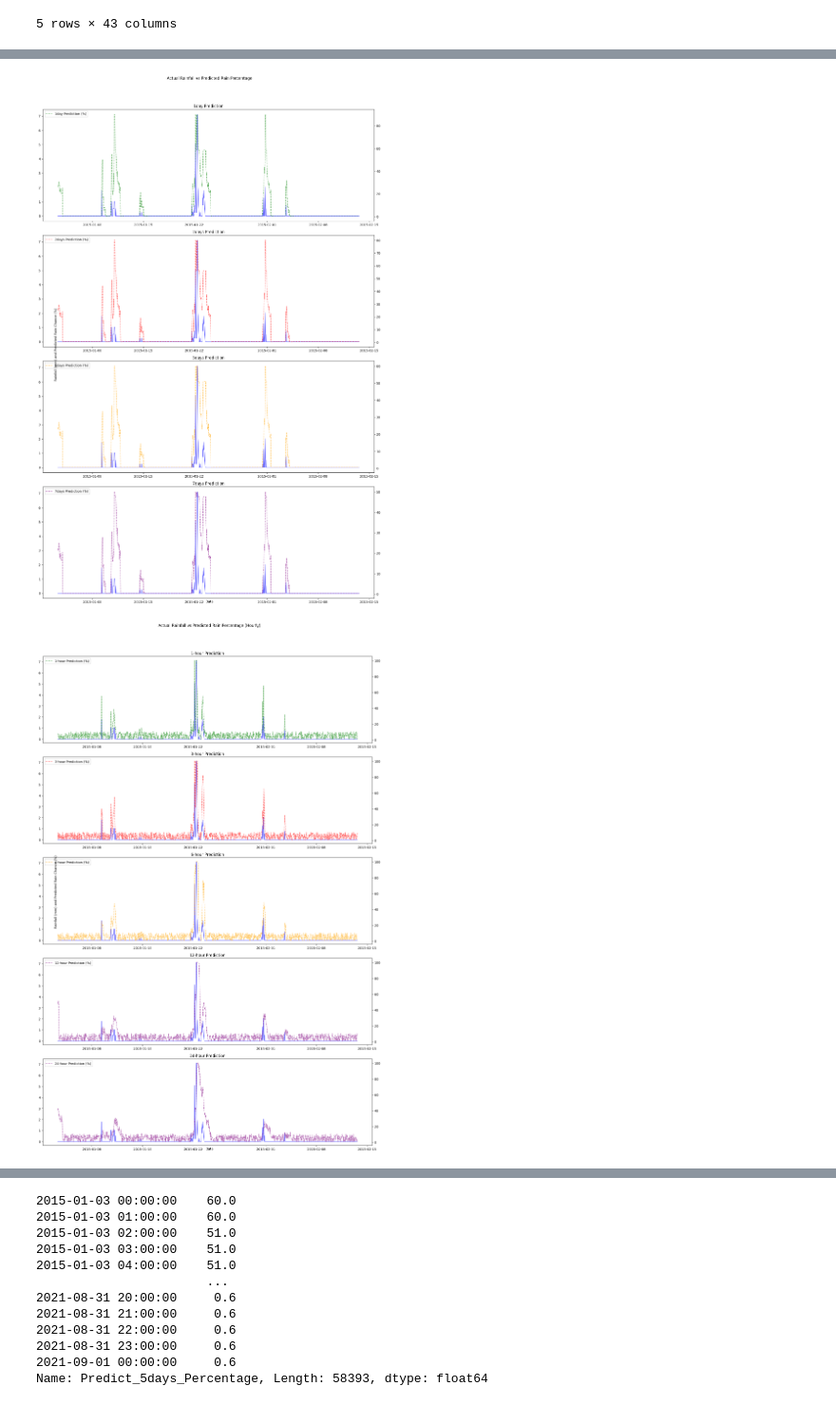
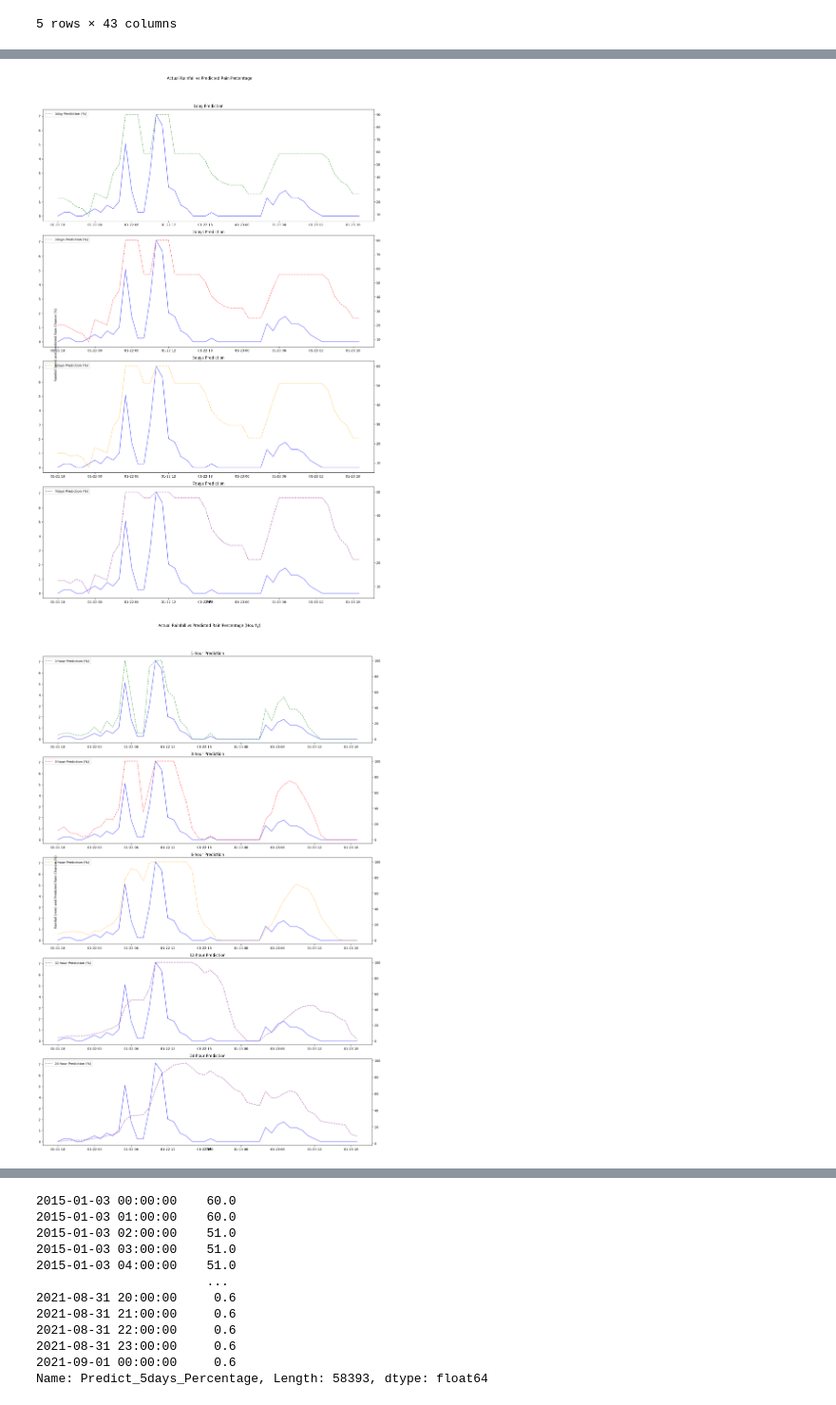
Before and after one commit to kiat/tx-soil-moisture, a Jupyter notebook: Precipitation-Percentage-Forecasting/precipitation_chance_calculator.ipynb, the cells around one changed output, grey strips where cells are left out. Shown at 95% size. Cells and saved outputs as stored; diff of their text form; code cells hidden in the pictures.

```diff
--- a/Precipitation-Percentage-Forecasting/precipitation_chance_calculator.ipynb
+++ b/Precipitation-Percentage-Forecasting/precipitation_chance_calculator.ipynb
@@ -274,7 +274,8 @@ def calculate_rain_chance(ppt):
         return 100  # 100% chance for extreme rain conditions
 # %%
 def calculate_rain_chance_withsum(sum_1h, sum_3h, sum_6h, sum_12h, sum_24h, timestamp):
-    rain_chance = randint(0, 10)# Initialize the rain chance percentage
+    rain_chance = 0
+    #randint(0, 10)# Initialize the rain chance percentage
     month = timestamp.month
     is_spring = month in [3, 4, 5]  # March to May
     is_summer = month in [6, 7, 8]  # June to August
@@ -375,7 +376,7 @@ def calculate_rain_chance_extended(sum_1h, sum_3h, sum_6h, sum_12h, sum_24h, day
             rain_chance += rain_chance - prev_24h_rain_chance
 
     # Ensure the chance does not fall below 1% or exceed 100%
-    rain_chance = max(1, min(100, rain_chance))
+    rain_chance = max(0, min(100, rain_chance))
 
     return rain_chance
 # %%
@@ -452,16 +453,14 @@ data.head()
 5 rows × 43 columns
 # %%
 def calculate_rain_chance_withsum_hourly(sum_1h, sum_3h, sum_6h, sum_12h, sum_24h, timestamp, target_column):
-    rain_chance = randint(0, 10)  # Initialize with slight randomness for variability
+    #rain_chance = randint(0, 10)  # Initialize with slight randomness for variability
+    rain_chance = 0
     month = timestamp.month
     is_spring = month in [3, 4, 5]  # March to May
     is_summer = month in [6, 7, 8]  # June to August
 
     # Seasonal adjustment
-    if is_spring:
-        rain_chance += 20
-    elif is_summer:
-        rain_chance -= 10
+
 
     # Conditional rules based on prediction horizon
     if target_column == 'Predicted_Rain_Next_Hour_1h':
@@ -496,8 +495,20 @@ def calculate_rain_chance_withsum_hourly(sum_1h, sum_3h, sum_6h, sum_12h, sum_24
         if sum_24h > sum_12h:
             rain_chance += (sum_24h - sum_12h) * 2  # Small influence from rain over the past day
 
+    if sum_12h > sum_6h and sum_1h == 0:
+        rain_chance -= 5  # Decrease if recent dry period but rain 10 hours ago
+    if sum_24h > sum_12h and sum_1h == 0 and sum_6h <= sum_3h:
+        rain_chance -= 10  # Additional decrease for dry recent hours but rain 24 hours ago
+    if sum_12h == 0:
+      rain_chance -= 10
+    elif sum_24h == 0:
+      rain_chance -= 15
     # Ensure chance stays between 1% and 100%
-    rain_chance = max(1, min(100, rain_chance))
+    if is_spring:
+        rain_chance += 15
+    elif is_summer:
+        rain_chance -= 50
+    rain_chance = max(0, min(100, rain_chance))
 
     return rain_chance
 # %%
@@ -640,7 +651,7 @@ plt.show()
 # %%
 
 
-data_chunk = data.iloc[7:1000]
+data_chunk = data.iloc[450:500]
 fig, axs = plt.subplots(4, 1, figsize=(15, 24))
 
 # Setting common labels and title
@@ -681,10 +692,10 @@ ax4.legend(loc='upper left')
 plt.tight_layout(rect=[0, 0.03, 1, 0.95])
 plt.show()
 # %% [output]
-[figure, old version]
+[figure, new version]
 # %%
 # Select a data chunk
-data_chunk = data.iloc[7:1000]
+data_chunk = data.iloc[450:500]
 
 # Create subplots
 fig, axs = plt.subplots(5, 1, figsize=(15, 24))
@@ -707,34 +718,34 @@ ax2.plot(data_chunk.index, data_chunk['Predicted_Rain_Next_Hour_3h'], label='3-h
 axs[1].set_title('3-hour Prediction')
 
 # Actual Rainfall vs 6-hour Prediction
 axs[2].plot(data_chunk.index, data_chunk['Ppt'], label='Actual Rainfall (mm)', color='blue', alpha=0.6)
 ax3 = axs[2].twinx()
 ax3.plot(data_chunk.index, data_chunk['Predicted_Rain_Next_Hour_6h'], label='6-hour Prediction (%)', color='orange', alpha=0.6, linestyle='--')
 axs[2].set_title('6-hour Prediction')
 
 # Actual Rainfall vs 12-hour Prediction
 axs[3].plot(data_chunk.index, data_chunk['Ppt'], label='Actual Rainfall (mm)', color='blue', alpha=0.6)
 ax4 = axs[3].twinx()
 ax4.plot(data_chunk.index, data_chunk['Predicted_Rain_Next_Hour_12h'], label='12-hour Prediction (%)', color='purple', alpha=0.6, linestyle='--')
 axs[3].set_title('12-hour Prediction')
 
 axs[4].plot(data_chunk.index, data_chunk['Ppt'], label='Actual Rainfall (mm)', color='blue', alpha=0.6)
 ax5 = axs[4].twinx()
 ax5.plot(data_chunk.index, data_chunk['Predicted_Rain_Next_Hour_24h'], label='24-hour Prediction (%)', color='purple', alpha=0.6, linestyle='--')
 axs[4].set_title('24-hour Prediction')
 
 # Set legends for each subplot
 ax1.legend(loc='upper left')
 ax2.legend(loc='upper left')
 ax3.legend(loc='upper left')
 ax4.legend(loc='upper left')
 ax5.legend(loc='upper left')
 
 # Adjust layout to avoid overlapping elements
 plt.tight_layout(rect=[0, 0.03, 1, 0.95])
 plt.show()
 # %% [output]
-[figure, old version]
+[figure, new version]
 # %%
 #max_percentage = data_chunk[['Predict_1days_Percentage', 'Predict_2days_Percentage', 'Predict_5days_Percentage', 'Predict_7days_Percentage']].max().max()
 
```
Also changed, not shown: parts of 13 cells of this notebook, 6 other files.
